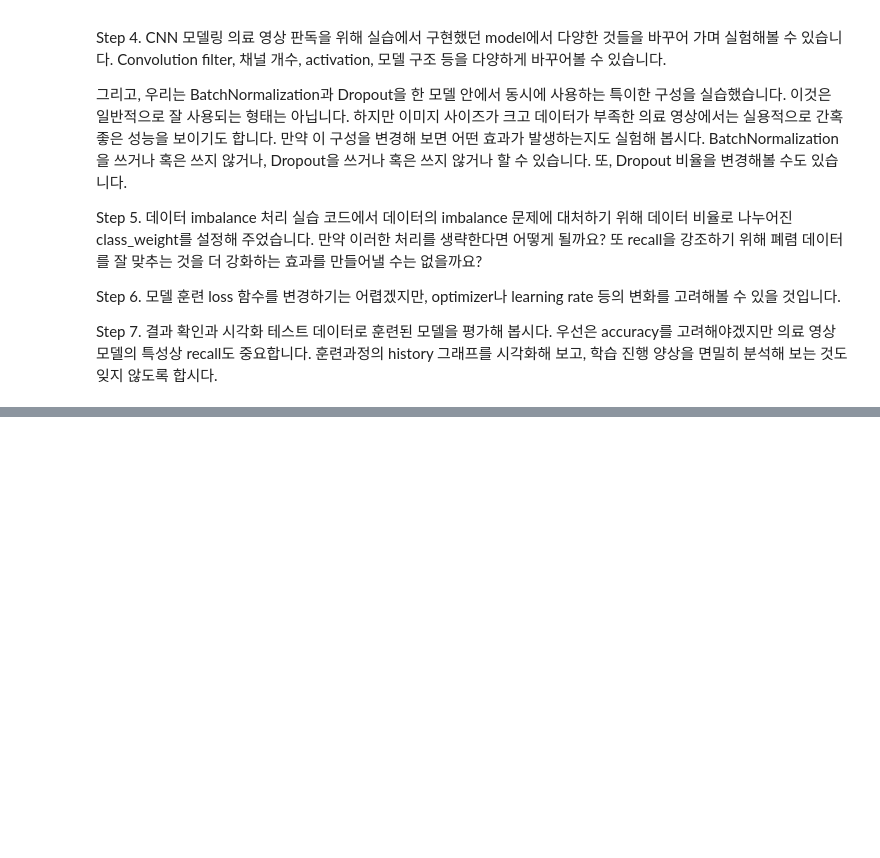
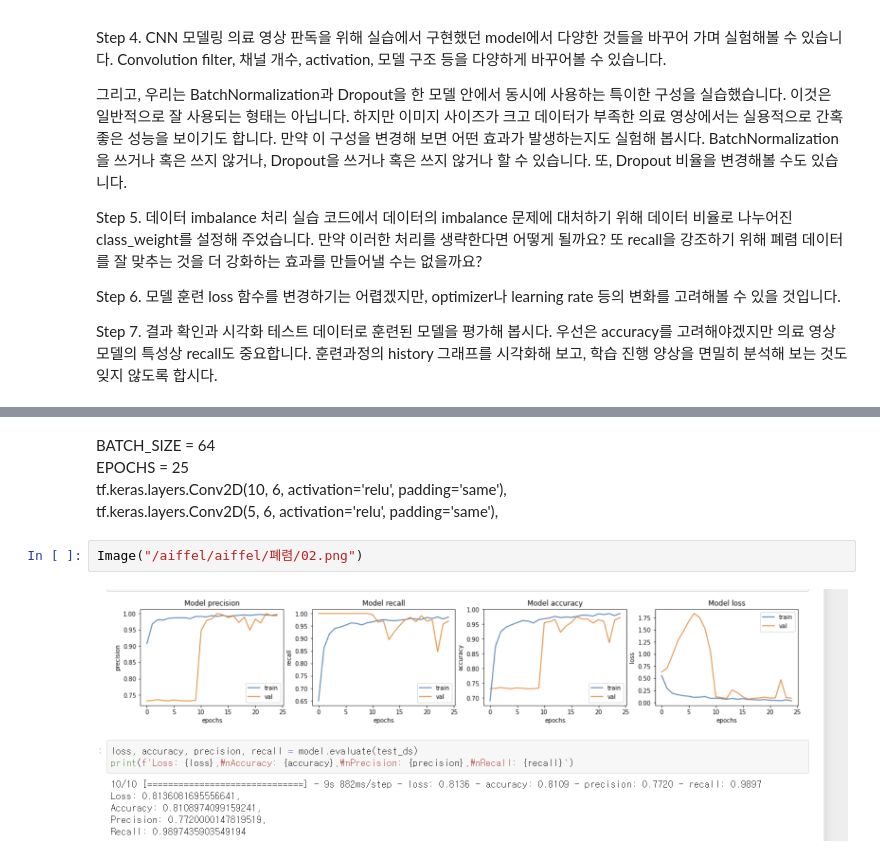
Before and after one commit to smi1230/vPfua, a Jupyter notebook: 폐렴찾기.ipynb, the cells around one changed output, grey strips where cells are left out. Cells and saved outputs as stored; diff of their text form; blank space fills up the shorter version.

```diff
--- a/폐렴찾기.ipynb
+++ b/폐렴찾기.ipynb
@@ -370,0 +392,9 @@ Step 7. 결과 확인과 시각화
+# %% [markdown]
+BATCH_SIZE = 64
+EPOCHS = 25
+tf.keras.layers.Conv2D(10, 6, activation='relu', padding='same'),
+tf.keras.layers.Conv2D(5, 6, activation='relu', padding='same'),
+# %%
+Image("/aiffel/aiffel/폐렴/02.png")
+# %% [output]
+[figure, added]
```
Also changed, not shown: parts of 22 cells of this notebook.
